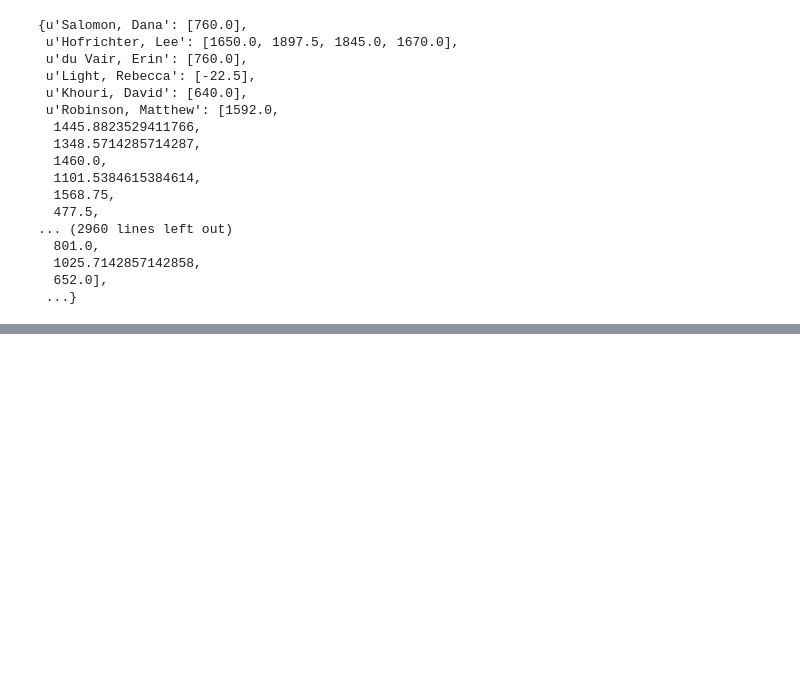
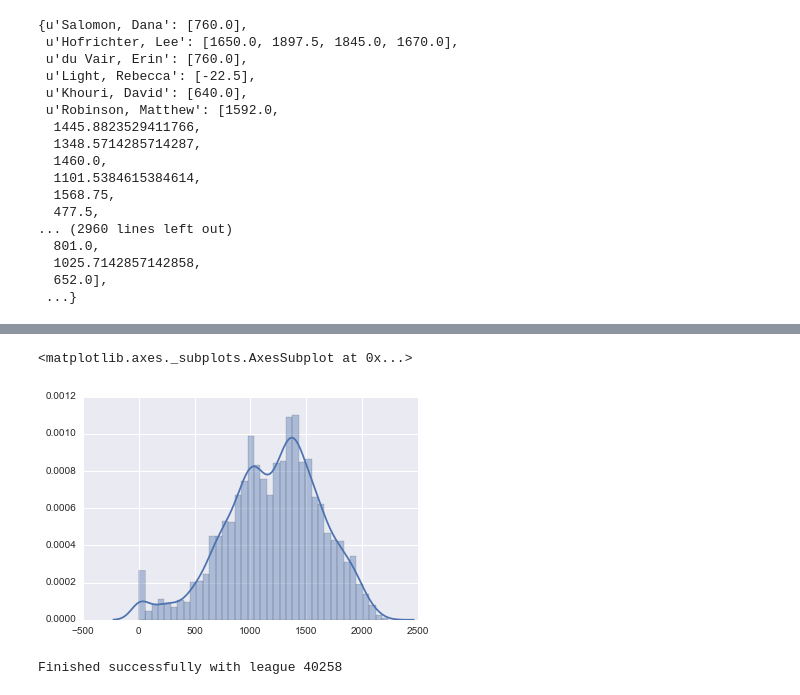
Before and after one commit to rybesh/buda-ratings, a Jupyter notebook: scrape-buda.ipynb, the cells around one changed output, grey strips where cells are left out. Drawn from its saved outputs; the diff is of its cells as text; code cells hidden in the pictures; blank space fills up the shorter version.

```diff
--- a/scrape-buda.ipynb
+++ b/scrape-buda.ipynb
@@ -198,0 +214,64 @@ all_players
+# %%
+pmean = []
+players_means = {}
+for player in all_players.keys():
+    pratings = np.array(all_players[player])
+    toolow = np.where(pratings < 0)
+    if toolow[0].size > 0:
+        pratings[toolow[0]] = 0
+    pmean.append(pratings.mean())
+    if pratings.mean() < 0:
+        print(pratings)
+    players_means[player] = pratings.mean()
+# %%
+pdf = pd.DataFrame(pmean)
+# %%
+sns.distplot(pdf.dropna())
+# %% [output]
+<matplotlib.axes._subplots.AxesSubplot at 0x...>
+[figure, added]
+# %%
+# extract the league id for this league
+springhat2016id = '40258'
+leagueid = springhat2016id
+
+# scrape the list of teams for this league
+teamsurl = 'http://www.buda.org/hatleagues/rosters.php?section=showTeams&league=' + leagueid
+response = urllib2.urlopen(teamsurl)
+teams_soup = BeautifulSoup(response)
+
+# generate list of team ids and names for this league
+tdlist = teams_soup.find_all('td', class_='infobody')
+teamids = []
+teamnames = []
+for td in tdlist:
+    try:
+        url = td.a['href']
+        idindex = url.index('team=')
+        whichindex = url.index('which=')
+        teamids.append(url[idindex+5:whichindex-1])
+        teamnames.append(td.a.get_text())
+    except:
+        continue
+
+# find all players associated with each team
+teamratings = {}
+for teamid, teamname in zip(teamids, teamnames):
+
+    teamurl = 'http://www.buda.org/hatleagues/rosters.php?section=showTeamRoster&team=' + teamid
+    response = urllib2.urlopen(teamurl)
+    roster_soup = BeautifulSoup(response)
+
+    playerratings = []
+    players = [td.get_text() for td in roster_soup.find_all("td", class_="infobody")]
+    for player in players:
+        if player in all_players:
+            playerratings.append(players_means[player])
+        else:
+            # if someone hasn't played club league, they probably aren't very good
+            playerratings.append(800)
+    # the team rating is the average of the player ratings for that team
+    teamratings[teamname] = np.mean(playerratings)
+print("Finished successfully with league {}".format(leagueid))
+# %% [output]
+Finished successfully with league 40258
```
Also changed, not shown: parts of 10 cells of this notebook, 1 other file.
